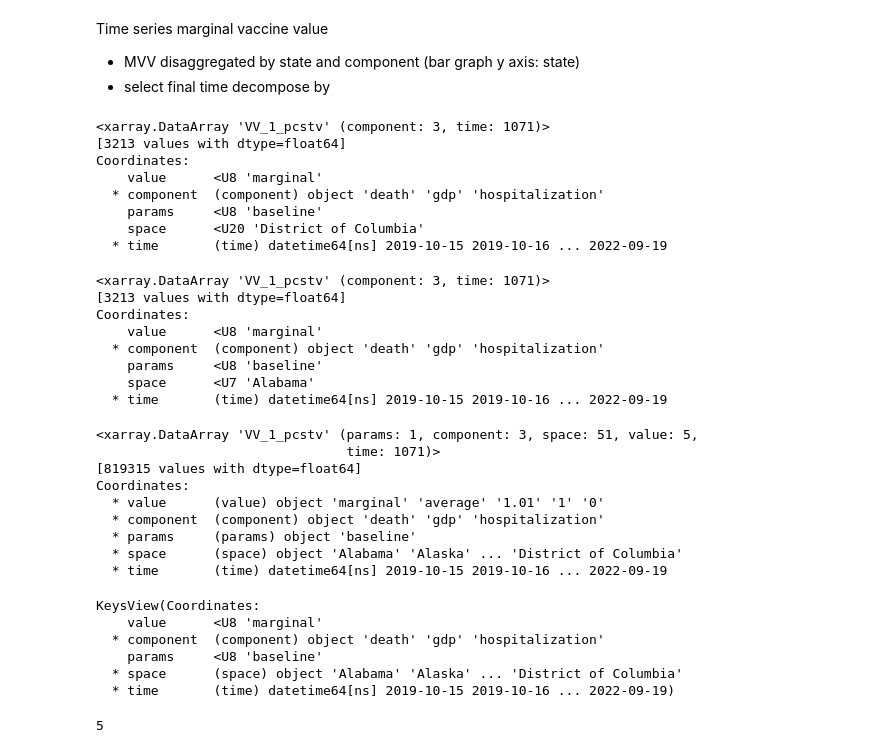
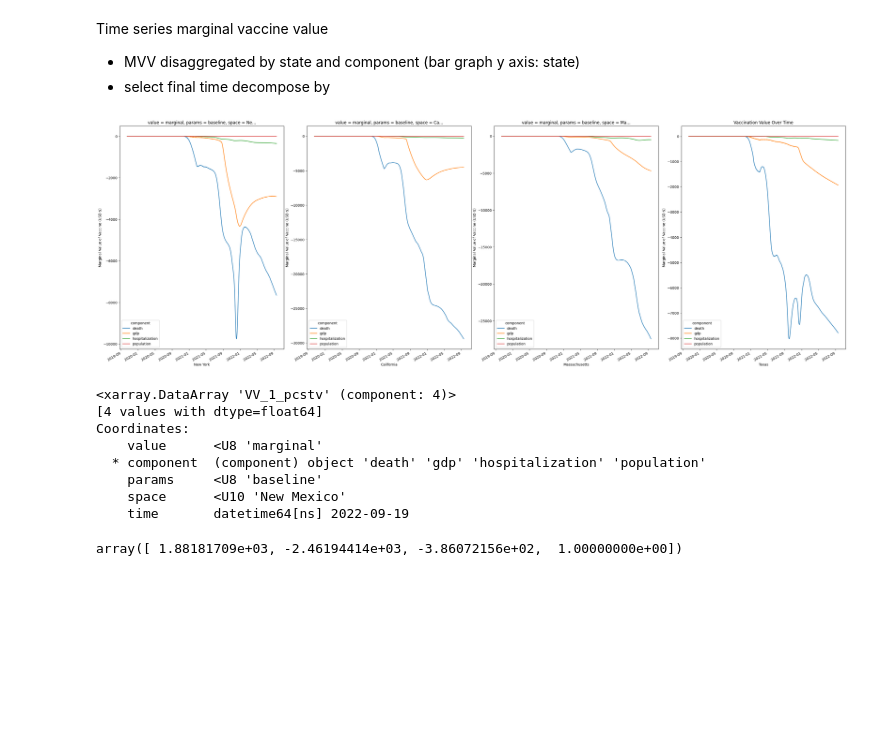
Before and after one commit to hyunjimoon/VaccineMisinf, a Jupyter notebook: V79/vac_cost_eff.ipynb, the cells around one changed output. Drawn from its saved outputs; the diff is of its cells as text; code cells hidden in the pictures; blank space fills up the shorter version.

```diff
--- a/V79/vac_cost_eff.ipynb
+++ b/V79/vac_cost_eff.ipynb
@@ -447,54 +390,32 @@ Time series marginal vaccine value
 
 - MVV disaggregated by state and component (bar graph y axis: state)
 - select final time decompose by
+# %%
+#marginal value of vaccine change over time,
+import xarray as xr
+vv_xr = xr.open_dataset("../nc_data/vv_cstv2_timeshift.nc")
+bigstate = ["New York", "California", "Massachusetts", "Texas"]
+fig, axes = plt.subplots(1, 4, figsize = (30,10))
+for i, space in enumerate(bigstate):
+    vv_xr["VV_1_pcstv"].loc[{"value": "marginal", "params": "baseline", "space": f'{space}'}].plot.line(ax = axes[i], x="time")
+    plt.title("Vaccination Value Over Time")
+    axes[i].set_ylabel("Marginal Value of Vaccine (USD $)")
+    axes[i].axes.set_xlabel(f"{space}")
+fig.tight_layout(pad=0.5)
+# %% [output]
+[figure, added]
 # %%
-vv_xr["VV_1_pcstv"].loc[{"value": "marginal", "params": "baseline", "space": f"{space}"}]
+vv_xr["VV_1_pcstv"].loc[{"space":"New Mexico", "value":"marginal", "params": "baseline", "time": vv_xr["time"][-1]}]
 # %% [output]
-<xarray.DataArray 'VV_1_pcstv' (component: 3, time: 1071)>
-[3213 values with dtype=float64]
+<xarray.DataArray 'VV_1_pcstv' (component: 4)>
+[4 values with dtype=float64]
 Coordinates:
     value      <U8 'marginal'
-  * component  (component) object 'death' 'gdp' 'hospitalization'
+  * component  (component) object 'death' 'gdp' 'hospitalization' 'population'
     params     <U8 'baseline'
-    space      <U20 'District of Columbia'
-  * time       (time) datetime64[ns] 2019-10-15 2019-10-16 ... 2022-09-19
+    space      <U10 'New Mexico'
+    time       datetime64[ns] 2022-09-19
 # %%
-vv_xr["VV_1_pcstv"].loc[{"value": "marginal", "params": "baseline",  "space": f"{space}"}]
+vv_xr["VV_1_pcstv"].loc[{"space":"Delaware", "value":"marginal", "params": "baseline", "time": vv_xr["time"][-1]}].values
 # %% [output]
-<xarray.DataArray 'VV_1_pcstv' (component: 3, time: 1071)>
-[3213 values with dtype=float64]
-Coordinates:
-    value      <U8 'marginal'
-  * component  (component) object 'death' 'gdp' 'hospitalization'
-    params     <U8 'baseline'
-    space      <U7 'Alabama'
-  * time       (time) datetime64[ns] 2019-10-15 2019-10-16 ... 2022-09-19
+array([ 1.88181709e+03, -2.46194414e+03, -3.86072156e+02,  1.00000000e+00])
-# %%
-vv_xr["VV_1_pcstv"]
-# %% [output]
-<xarray.DataArray 'VV_1_pcstv' (params: 1, component: 3, space: 51, value: 5,
-                                time: 1071)>
-[819315 values with dtype=float64]
-Coordinates:
-  * value      (value) object 'marginal' 'average' '1.01' '1' '0'
-  * component  (component) object 'death' 'gdp' 'hospitalization'
-  * params     (params) object 'baseline'
-  * space      (space) object 'Alabama' 'Alaska' ... 'District of Columbia'
-  * time       (time) datetime64[ns] 2019-10-15 2019-10-16 ... 2022-09-19
-# %%
-VV_1_pcstv = vv_xr["VV_1_pcstv"].loc[{"value": "marginal", "params": "baseline"}]
-components = VV_1_pcstv.coords.keys()
-components
-# %% [output]
-KeysView(Coordinates:
-    value      <U8 'marginal'
-  * component  (component) object 'death' 'gdp' 'hospitalization'
-    params     <U8 'baseline'
-  * space      (space) object 'Alabama' 'Alaska' ... 'District of Columbia'
-  * time       (time) datetime64[ns] 2019-10-15 2019-10-16 ... 2022-09-19)
-# %%
-components = VV_1_pcstv.coords.keys()
-num_subplots = len(components)
-num_subplots
-# %% [output]
-5
```
Also changed, not shown: parts of 19 cells of this notebook.
